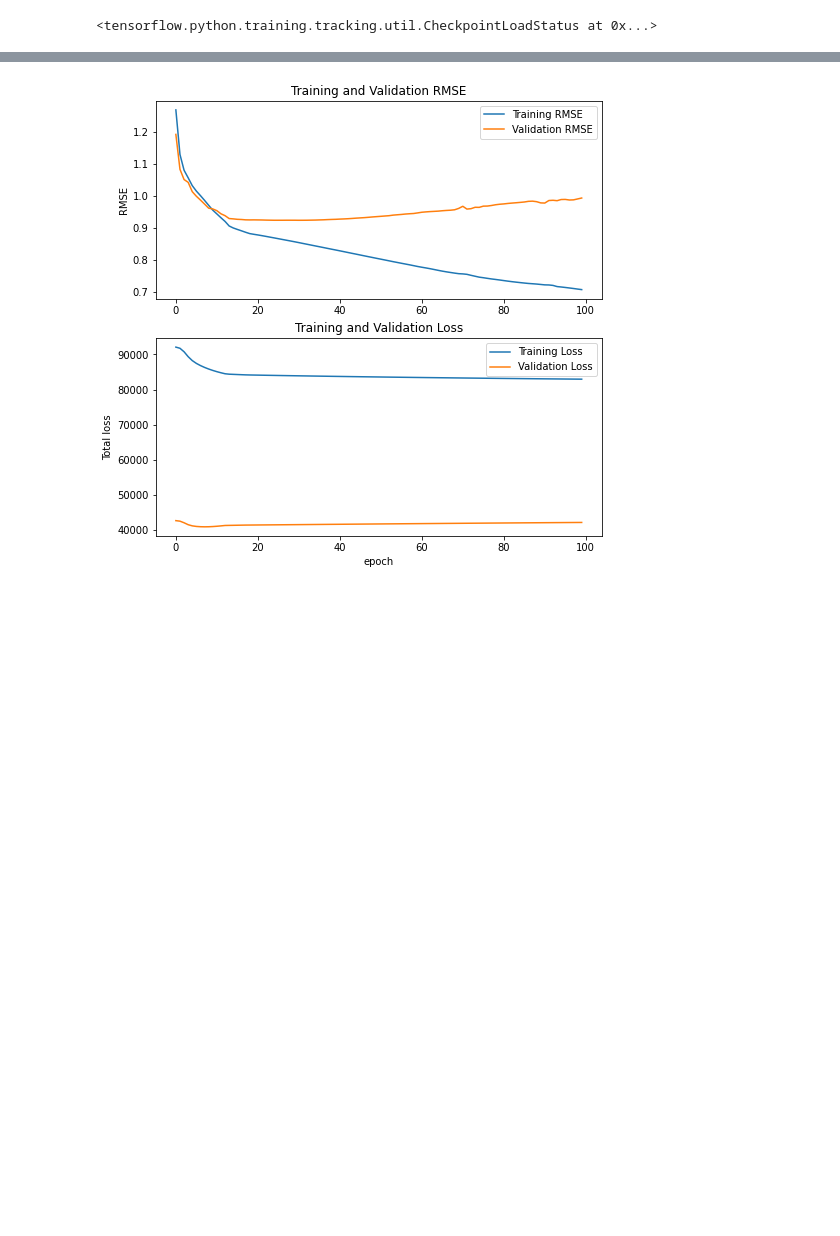
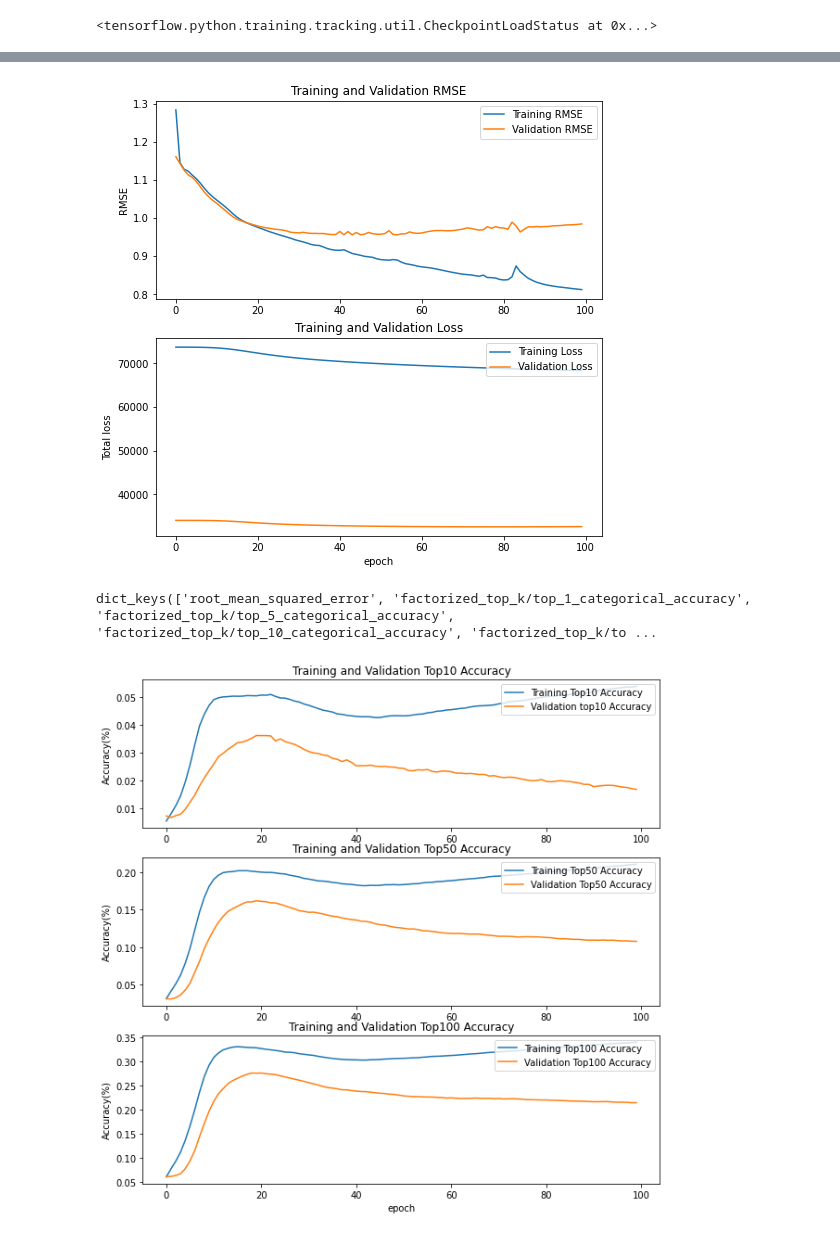
Before and after one commit to tuanle163/Movie_Recommender, a Jupyter notebook: [Multitask]Movie_Recommender.ipynb, the cells around one changed output, grey strips where cells are left out. Cells and saved outputs as stored; diff of their text form; code cells hidden in the pictures; blank space fills up the shorter version.

```diff
--- a/[Multitask]Movie_Recommender.ipynb
+++ b/[Multitask]Movie_Recommender.ipynb
@@ -309,14 +354,55 @@ def plotting_history(rmse, val_rmse, loss, val_loss):
   plt.title('Training and Validation Loss')
   plt.xlabel('epoch')
   plt.show()
+
+def plotting_metrics(top10, top50, top100, val_top10, val_top50, val_top100):
+  plt.figure(figsize=(10, 10))
+  plt.subplot(3, 1, 1)
+  plt.plot(top10, label='Training Top10 Accuracy')
+  plt.plot(val_top10, label='Validation top10 Accuracy')
+  plt.legend(loc='upper right')
+  plt.ylabel('Accuracy(%)')
+  plt.title('Training and Validation Top10 Accuracy')
+
+  plt.subplot(3, 1, 2)
+  plt.plot(top50, label='Training Top50 Accuracy')
+  plt.plot(val_top50, label='Validation Top50 Accuracy')
+  plt.legend(loc='upper right')
+  plt.ylabel('Accuracy(%)')
+  plt.title('Training and Validation Top50 Accuracy')
+
+  plt.subplot(3, 1, 3)
+  plt.plot(top100, label='Training Top100 Accuracy')
+  plt.plot(val_top100, label='Validation Top100 Accuracy')
+  plt.legend(loc='upper right')
+  plt.ylabel('Accuracy(%)')
+  plt.title('Training and Validation Top100 Accuracy')
+  plt.xlabel('epoch')
+  plt.show()
 # %%
 rmse = history.history['root_mean_squared_error']
 val_rmse = history.history['val_root_mean_squared_error']
 
-loss = history.history['loss']
-val_loss = history.history['val_loss']
+loss = history.history['total_loss']
+val_loss = history.history['val_total_loss']
 
 plotting_history(rmse, val_rmse, loss, val_loss)
 # %% [output]
-[figure, old version]
+[figure, new version]
+# %%
+history.history.keys()
+# %% [output]
+dict_keys(['root_mean_squared_error', 'factorized_top_k/top_1_categorical_accuracy', 'factorized_top_k/top_5_categorical_accuracy', 'factorized_top_k/top_10_categorical_accuracy', 'factorized_top_k/to ...
+# %%
+top10 = history.history['factorized_top_k/top_10_categorical_accuracy']
+top50 = history.history['factorized_top_k/top_50_categorical_accuracy']
+top100 = history.history['factorized_top_k/top_100_categorical_accuracy']
+
+val_top10 = history.history['val_factorized_top_k/top_10_categorical_accuracy']
+val_top50 = history.history['val_factorized_top_k/top_50_categorical_accuracy']
+val_top100 = history.history['val_factorized_top_k/top_100_categorical_accuracy']
+
+plotting_metrics(top10, top50, top100, val_top10, val_top50, val_top100)
+# %% [output]
+[figure, added]
 # %% [markdown]
```
Also changed, not shown: parts of 31 cells of this notebook, 1 other file.
